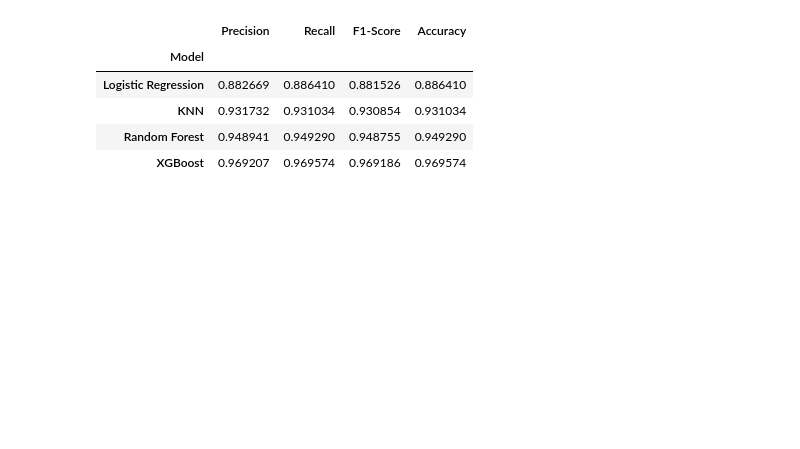
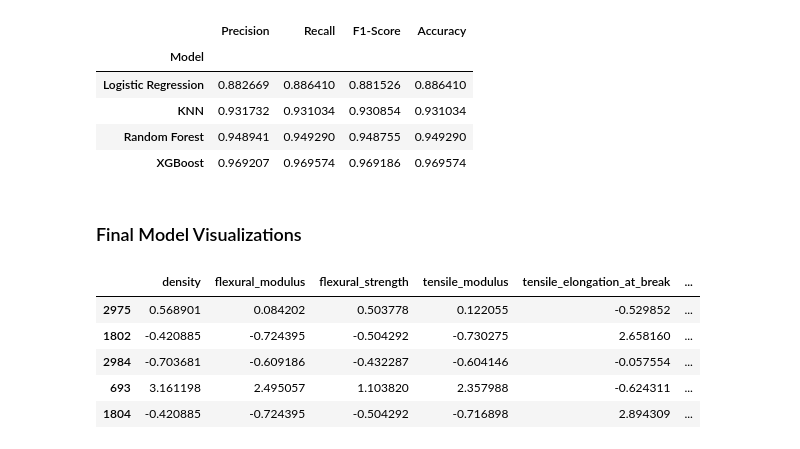
Before and after one commit to mike-keating-iv/ml-polymer-classification, a Jupyter notebook: polymers_classifier.ipynb, the cells around one changed output. Drawn from its saved outputs; the diff is of its cells as text; code cells hidden in the pictures; blank space fills up the shorter version.

```diff
--- a/polymers_classifier.ipynb
+++ b/polymers_classifier.ipynb
@@ -727,3 +791,23 @@ display(styled_df)
 | KNN | 0.931732 | 0.931034 | 0.930854 | 0.931034 |
 | Random Forest | 0.948941 | 0.949290 | 0.948755 | 0.949290 |
 | XGBoost | 0.969207 | 0.969574 | 0.969186 | 0.969574 |
+# %% [markdown]
+### Final Model Visualizations
+# %%
+yr5tttttttttt_pred_xgb_best = best_xbg.predict(X_test)
+df_results = X_test.copy()
+df_results["original_class"] = y_test
+df_results["predicted_class"] = y_pred_xgb_best
+
+# Inverse transform the labels
+df_results["original_class"] = label_encoder.inverse_transform(df_results["original_class"])
+df_results["predicted_class"] = label_encoder.inverse_transform(df_results["predicted_class"])
+
+display(df_results.head())
+# %% [output]
+|  | density | flexural_modulus | flexural_strength | tensile_modulus | tensile_elongation_at_break | ... |
+| 2975 | 0.568901 | 0.084202 | 0.503778 | 0.122055 | -0.529852 | ... |
+| 1802 | -0.420885 | -0.724395 | -0.504292 | -0.730275 | 2.658160 | ... |
+| 2984 | -0.703681 | -0.609186 | -0.432287 | -0.604146 | -0.057554 | ... |
+| 693 | 3.161198 | 2.495057 | 1.103820 | 2.357988 | -0.624311 | ... |
+| 1804 | -0.420885 | -0.724395 | -0.504292 | -0.716898 | 2.894309 | ... |
```
Also changed, not shown: parts of 8 cells of this notebook.
